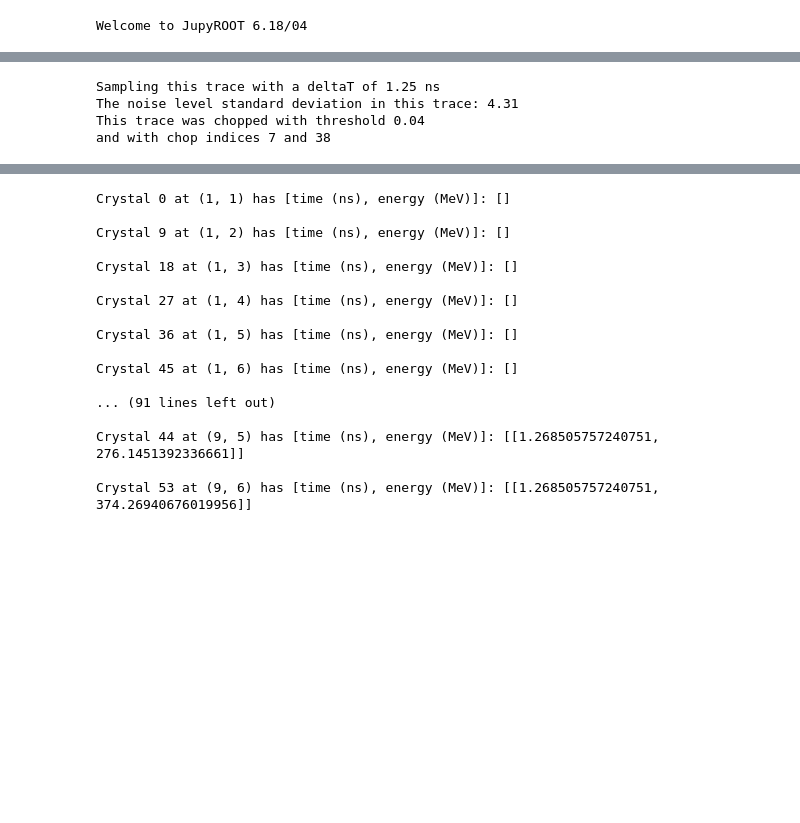
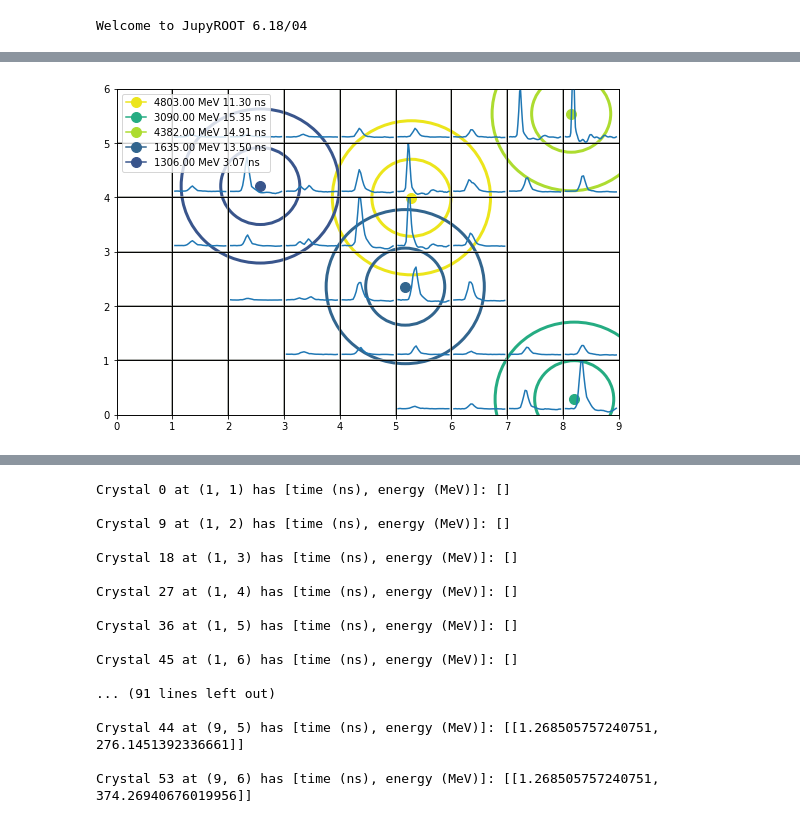
Before and after one commit to Lars314/gm2, a Jupyter notebook: pileup_ml/island_object_test_v2.ipynb, the cells around one changed output, grey strips where cells are left out. Saved outputs shown, nothing was run; the diff lists cells and outputs as text; code cells hidden in the pictures; blank space fills up the shorter version.

```diff
--- a/pileup_ml/island_object_test_v2.ipynb
+++ b/pileup_ml/island_object_test_v2.ipynb
@@ -63,7 +35,6 @@ and with chop indices 9 and 40
-# %%
-calo.xtalGrid[0][2].build_trace()
-# %% [output]
-Sampling this trace with a deltaT of 1.25 ns
-The noise level standard deviation in this trace: 4.31
-This trace was chopped with threshold 0.04
-and with chop indices 7 and 38
+# %%
+calo.draw(legend=True, show_moliere_radius=True,
+          show_hit_xtals=False, show_xtal_energies=False,
+          show_traces=True)
+# %% [output]
+[figure, added]
```
Also changed, not shown: parts of 9 cells of this notebook, 3 other files.
